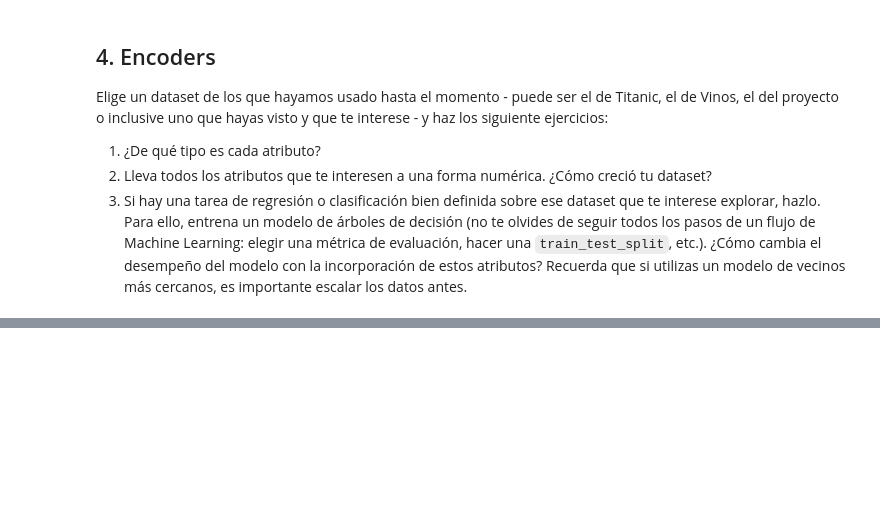
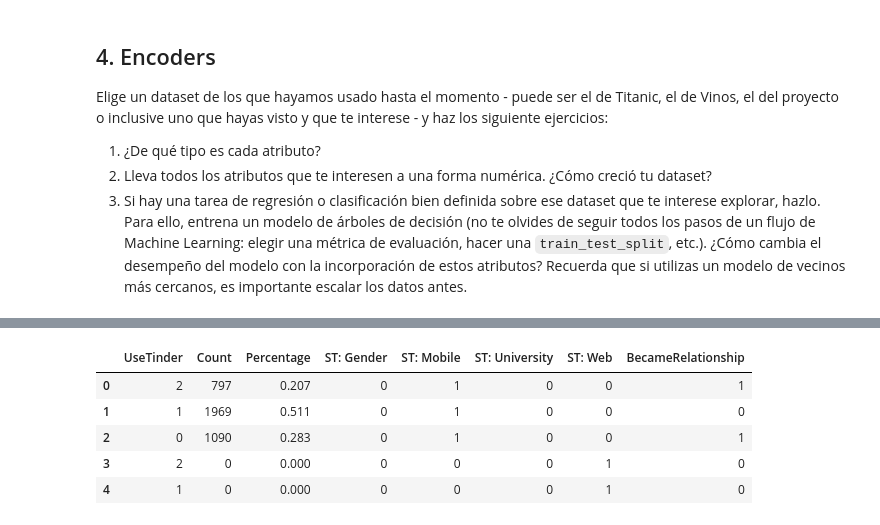
Before and after one commit to lalo1898developer/acamica, a Jupyter notebook: Sprint2/Toolboxs/19_20/DS_Bitácora_19_y_20_Preprocesamiento.ipynb, the cells around one changed output, grey strips where cells are left out. Drawn from its saved outputs; the diff is of its cells as text; code cells hidden in the pictures; blank space fills up the shorter version.

```diff
--- a/Sprint2/Toolboxs/19_20/DS_Bitácora_19_y_20_Preprocesamiento.ipynb
+++ b/Sprint2/Toolboxs/19_20/DS_Bitácora_19_y_20_Preprocesamiento.ipynb
@@ -720,0 +757,24 @@ titanic.head()
+# %%
+segmenttype_num = pd.get_dummies(tinder["Segment Type"])
+segmenttype_num.columns = ['ST: Gender', 'ST: Mobile', 'ST: University', 'ST: Web']
+
+tinder2 = pd.concat([tinder, segmenttype_num], axis=1, join='inner')
+tinder2.head()
+
+tinder2.loc[tinder2['It became a Relationship'] == 'Yes', 'It became a Relationship'] = 1
+tinder2.loc[tinder2['It became a Relationship'] == 'No', 'It became a Relationship'] = 0
+tinder2.loc[tinder2['Answer'] == 'Yes', 'Answer'] = 2
+tinder2.loc[tinder2['Answer'] == 'No', 'Answer'] = 1
+tinder2.loc[tinder2['Answer'] == "I don't use Tinder", 'Answer'] = 0
+tinder2.head()
+
+tinder3 = tinder2.filter(['Answer', 'Count', 'Percentage', 'ST: Gender', 'ST: Mobile', 'ST: University', 'ST: Web', 'It became a Relationship'])
+tinder3.columns = ['UseTinder', 'Count', 'Percentage', 'ST: Gender', 'ST: Mobile', 'ST: University', 'ST: Web', 'BecameRelationship']
+tinder3.head()
+# %% [output]
+|  | UseTinder | Count | Percentage | ST: Gender | ST: Mobile | ST: University | ST: Web | BecameRelationship |
+| 0 | 2 | 797 | 0.207 | 0 | 1 | 0 | 0 | 1 |
+| 1 | 1 | 1969 | 0.511 | 0 | 1 | 0 | 0 | 0 |
+| 2 | 0 | 1090 | 0.283 | 0 | 1 | 0 | 0 | 1 |
+| 3 | 2 | 0 | 0.000 | 0 | 0 | 0 | 1 | 0 |
+| 4 | 1 | 0 | 0.000 | 0 | 0 | 0 | 1 | 0 |
```
Also changed, not shown: parts of 6 cells of this notebook, 36 other files.
